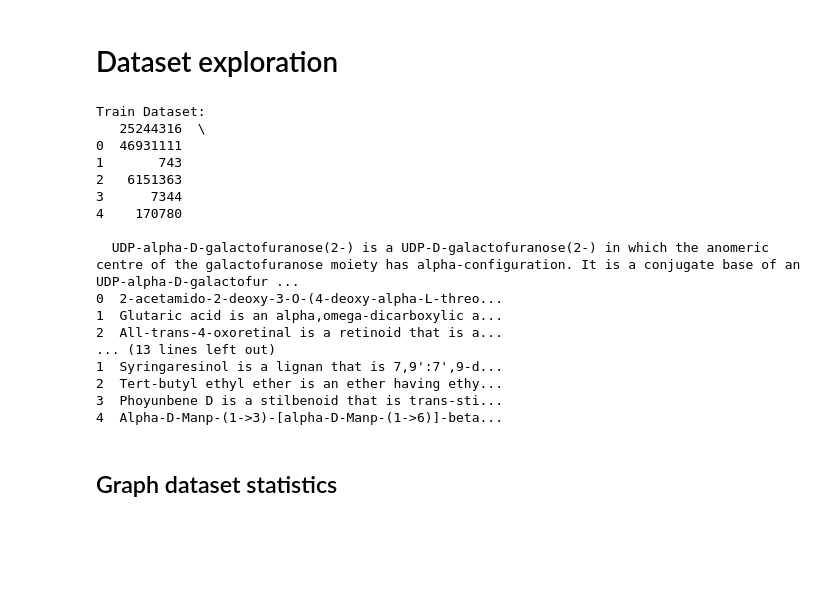
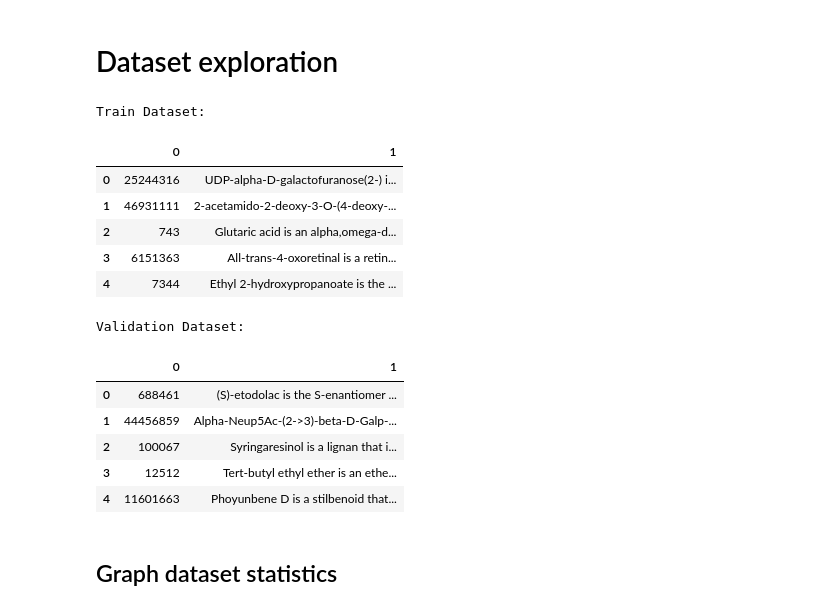
Before and after one commit to balthazarneveu/molecule-retrieval-using-nlp, a Jupyter notebook: dataset_exploration.ipynb, the cells around one changed output. Drawn from its saved outputs; the diff is of its cells as text; code cells hidden in the pictures; blank space fills up the shorter version.

Commit message:
#5 fix parts of dataset exploration (header=None)

```diff
--- a/dataset_exploration.ipynb
+++ b/dataset_exploration.ipynb
@@ -9,33 +9,31 @@ import matplotlib.pyplot as plt
 from tqdm import tqdm
 # %%
 # Load train and val datasets
-train_data = pd.read_csv("__data/train.tsv", delimiter="\t")
-val_data = pd.read_csv("__data/val.tsv", delimiter="\t")
+train_data = pd.read_csv("__data/train.tsv", delimiter="\t", header=None)
+val_data = pd.read_csv("__data/val.tsv", delimiter="\t", header=None)
 
 # Display the first few rows of each dataset
 print("Train Dataset:")
-print(train_data.head())
-
-print("\nValidation Dataset:")
-print(val_data.head())
+train_data.head()
 # %% [output]
 Train Dataset:
-   25244316  \
-0  46931111
-1       743
-2   6151363
-3      7344
-4    170780
-
-  UDP-alpha-D-galactofuranose(2-) is a UDP-D-galactofuranose(2-) in which the anomeric centre of the galactofuranose moiety has alpha-configuration. It is a conjugate base of an UDP-alpha-D-galactofur ...
-0  2-acetamido-2-deoxy-3-O-(4-deoxy-alpha-L-threo...
-1  Glutaric acid is an alpha,omega-dicarboxylic a...
-2  All-trans-4-oxoretinal is a retinoid that is a...
-... (13 lines left out)
-1  Syringaresinol is a lignan that is 7,9':7',9-d...
-2  Tert-butyl ethyl ether is an ether having ethy...
-3  Phoyunbene D is a stilbenoid that is trans-sti...
-4  Alpha-D-Manp-(1->3)-[alpha-D-Manp-(1->6)]-beta...
+|  | 0 | 1 |
+| 0 | 25244316 | UDP-alpha-D-galactofuranose(2-) i... |
+| 1 | 46931111 | 2-acetamido-2-deoxy-3-O-(4-deoxy-... |
+| 2 | 743 | Glutaric acid is an alpha,omega-d... |
+| 3 | 6151363 | All-trans-4-oxoretinal is a retin... |
+| 4 | 7344 | Ethyl 2-hydroxypropanoate is the ... |
+# %%
+print("\nValidation Dataset:")
+val_data.head()
+# %% [output]
+Validation Dataset:
+|  | 0 | 1 |
+| 0 | 688461 | (S)-etodolac is the S-enantiomer ... |
+| 1 | 44456859 | Alpha-Neup5Ac-(2->3)-beta-D-Galp-... |
+| 2 | 100067 | Syringaresinol is a lignan that i... |
+| 3 | 12512 | Tert-butyl ethyl ether is an ethe... |
+| 4 | 11601663 | Phoyunbene D is a stilbenoid that... |
 # %% [markdown]
 ## Graph dataset statistics
 # %%
```
